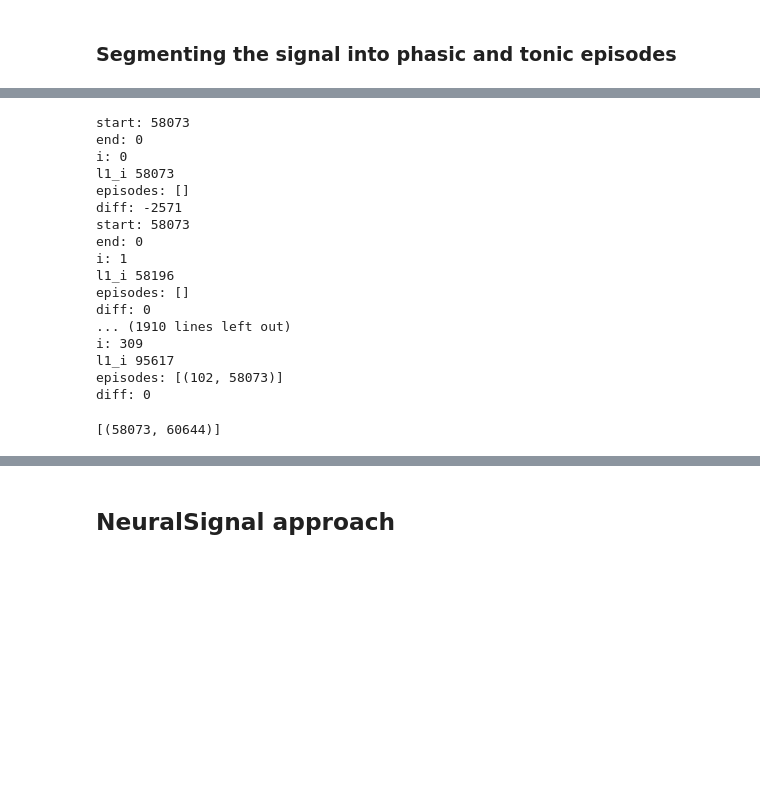
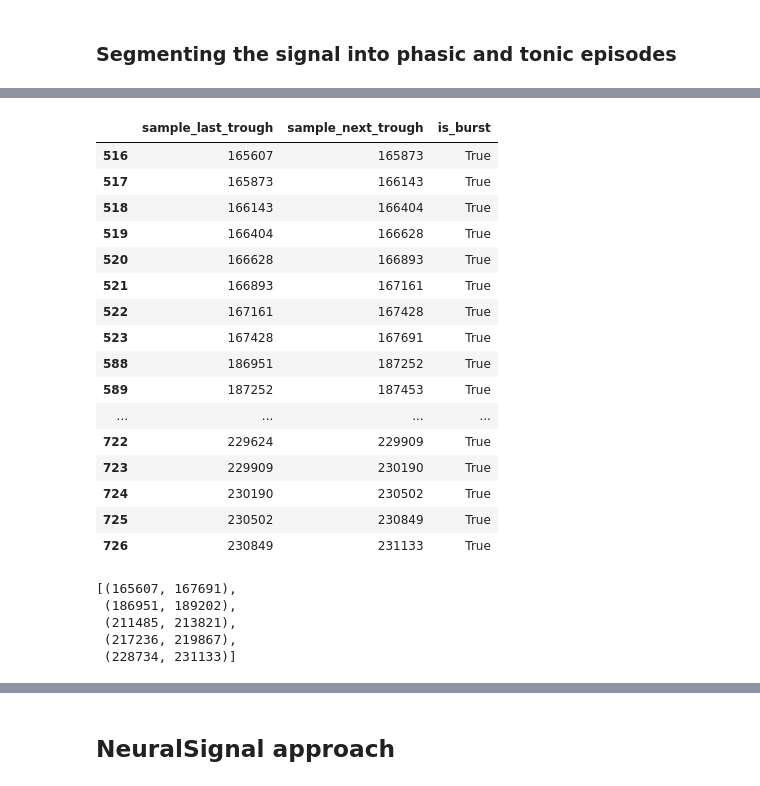
Before and after one commit to 8Nero/phasic_tonic, a Jupyter notebook: notebooks/reports/bycycle_phasic_tonic.ipynb, the cells around one changed output, grey strips where cells are left out. Drawn from its saved outputs; the diff is of its cells as text; code cells hidden in the pictures; blank space fills up the shorter version.

```diff
--- a/notebooks/reports/bycycle_phasic_tonic.ipynb
+++ b/notebooks/reports/bycycle_phasic_tonic.ipynb
@@ -101,37 +92,56 @@ phasic_df
+# %%
+# Extract the timestamps and burst detection results
+df = df[["sample_last_trough", "sample_next_trough", "is_burst"]]
+phasic_df = df[df["is_burst"] == True]
+tonic_df = df[df["is_burst"] == False]
+
+phasic_df
+# %% [output]
+|  | sample_last_trough | sample_next_trough | is_burst |
+| 516 | 165607 | 165873 | True |
+| 517 | 165873 | 166143 | True |
+| 518 | 166143 | 166404 | True |
+| 519 | 166404 | 166628 | True |
+| 520 | 166628 | 166893 | True |
+| 521 | 166893 | 167161 | True |
+| 522 | 167161 | 167428 | True |
+| 523 | 167428 | 167691 | True |
+| 588 | 186951 | 187252 | True |
+| 589 | 187252 | 187453 | True |
+| ... | ... | ... | ... |
+| 722 | 229624 | 229909 | True |
+| 723 | 229909 | 230190 | True |
+| 724 | 230190 | 230502 | True |
+| 725 | 230502 | 230849 | True |
+| 726 | 230849 | 231133 | True |
 # %%
 def get_episodes(df_features, threshold_episode):
     l1 = df_features["sample_last_trough"].to_numpy()
     l2 = df_features["sample_next_trough"].to_numpy()
+
+    # Ensure l1 and l2 have the same length
+    if len(l1) != len(l2):
+        raise ValueError("l1 and l2 must have the same length.")
 
     # List to store extracted episodes
     episodes = []
 
     # Assign the start of the first episode
     start = l1[0]
-
-    # Initialize the end of the first episode
     end = 0
 
-    for i, l1_i in enumerate(l1):
-        print("start:", start)
-        print("end:", end)
-        print("i:", i)
-        print("l1_i", l1_i)
-        print("episodes:", episodes)
+    for i in range(1, len(l1)):
+        diff = l1[i] - l2[i - 1]
 
-        diff = l1_i - l2[i - 1]
-        print("diff:", diff)
-
-        if (diff) > threshold_episode:
+        if (diff > threshold_episode):
             # Set the end of the current episode
             end = l2[i - 1]
-            # Append the current episode to the list
             episodes.append((start, end))
             # Update the start for the next episode
-            start = l1_i
+            start = l1[i]
+
     # Set the end of the last episode
     end = l2[-1]
-    # Append the last episode to the list
     episodes.append((start, end))
     return episodes
 
@@ -142,24 +152,11 @@ phasic = get_episodes(phasic_df, threshold_episode=threshold_episode)
 tonic = get_episodes(tonic_df, threshold_episode=0)
 phasic
 # %% [output]
-start: 58073
-end: 0
-i: 0
-l1_i 58073
-episodes: []
-diff: -2571
-start: 58073
-end: 0
-i: 1
-l1_i 58196
-episodes: []
-diff: 0
-... (1910 lines left out)
-i: 309
-l1_i 95617
-episodes: [(102, 58073)]
-diff: 0
+[(165607, 167691),
+ (186951, 189202),
+ (211485, 213821),
+ (217236, 219867),
+ (228734, 231133)]
-[(58073, 60644)]
 # %%
 tonic
 # %% [output]
```
Also changed, not shown: parts of 13 cells of this notebook, 3 other files.
